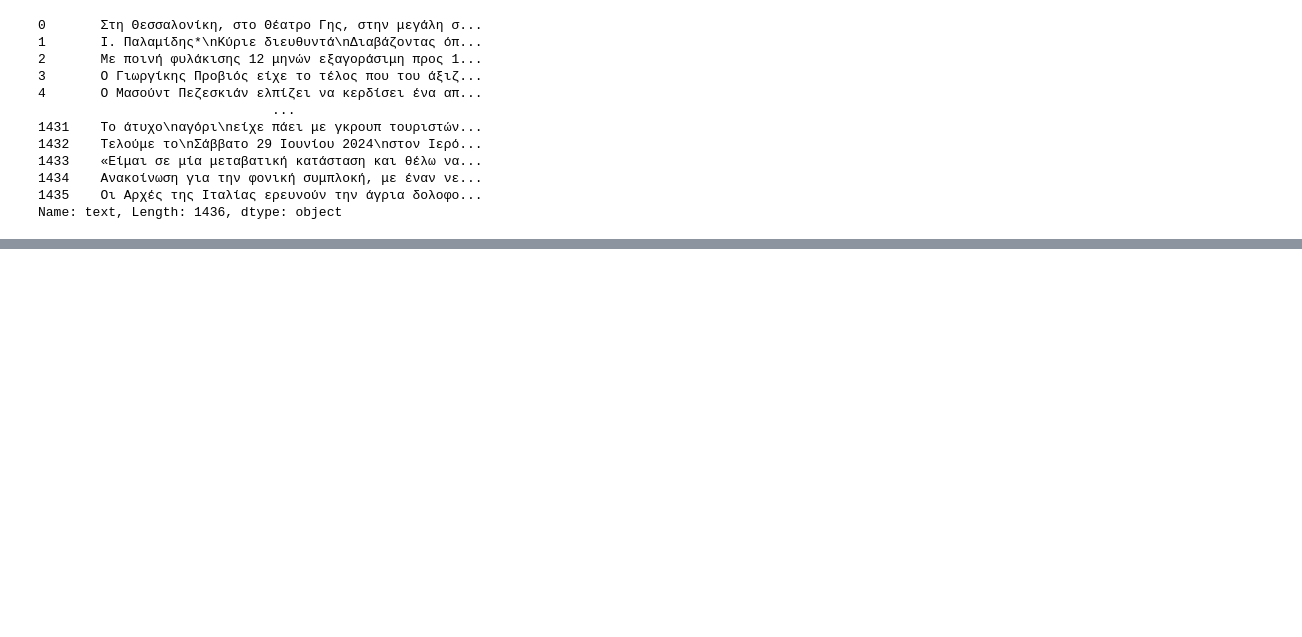
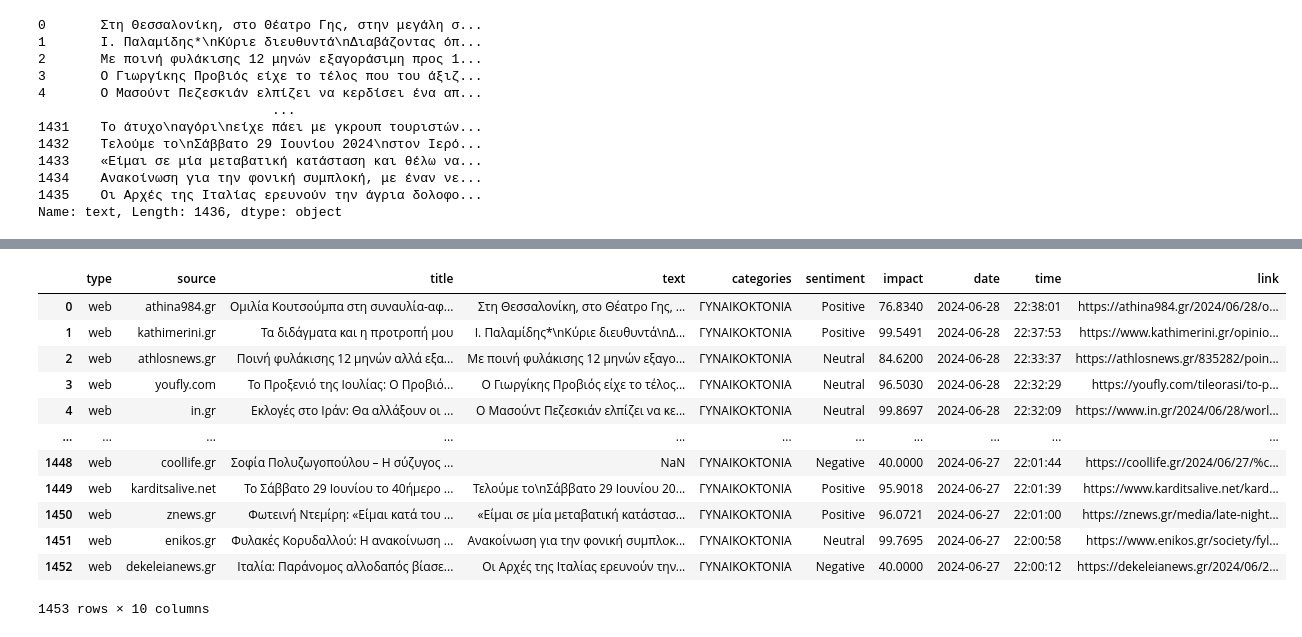
Before and after one commit to Kremmydasalexandros/datastories_for_emme, a Jupyter notebook: ΓΥΝΑΙΚΟΚΤΟΝΙΑ_6.ipynb, the cells around one changed output, grey strips where cells are left out. Cells and saved outputs as stored; diff of their text form; code cells hidden in the pictures; blank space fills up the shorter version.

```diff
--- a/ΓΥΝΑΙΚΟΚΤΟΝΙΑ_6.ipynb
+++ b/ΓΥΝΑΙΚΟΚΤΟΝΙΑ_6.ipynb
@@ -333,0 +458,18 @@ NameError: name 'text' is not defined
+# %%
+df2 = pd.read_csv("/content/gdrive/MyDrive/GYNAIKOKTONIA.csv")
+# %%
+df2
+# %% [output]
+|  | type | source | title | text | categories | sentiment | impact | date | time | link |
+| 0 | web | athina984.gr | Ομιλία Κουτσούμπα στη συναυλία-αφ... | Στη Θεσσαλονίκη, στο Θέατρο Γης, ... | ΓΥΝΑΙΚΟΚΤΟΝΙΑ | Positive | 76.8340 | 2024-06-28 | 22:38:01 | https://athina984.gr/2024/06/28/o... |
+| 1 | web | kathimerini.gr | Τα διδάγματα και η προτροπή μου | Ι. Παλαμίδης*\nΚύριε διευθυντά\nΔ... | ΓΥΝΑΙΚΟΚΤΟΝΙΑ | Positive | 99.5491 | 2024-06-28 | 22:37:53 | https://www.kathimerini.gr/opinio... |
+| 2 | web | athlosnews.gr | Ποινή φυλάκισης 12 μηνών αλλά εξα... | Με ποινή φυλάκισης 12 μηνών εξαγο... | ΓΥΝΑΙΚΟΚΤΟΝΙΑ | Neutral | 84.6200 | 2024-06-28 | 22:33:37 | https://athlosnews.gr/835282/poin... |
+| 3 | web | youfly.com | Το Προξενιό της Ιουλίας: Ο Προβιό... | Ο Γιωργίκης Προβιός είχε το τέλος... | ΓΥΝΑΙΚΟΚΤΟΝΙΑ | Neutral | 96.5030 | 2024-06-28 | 22:32:29 | https://youfly.com/tileorasi/to-p... |
+| 4 | web | in.gr | Εκλογές στο Ιράν: Θα αλλάξουν οι ... | Ο Μασούντ Πεζεσκιάν ελπίζει να κε... | ΓΥΝΑΙΚΟΚΤΟΝΙΑ | Neutral | 99.8697 | 2024-06-28 | 22:32:09 | https://www.in.gr/2024/06/28/worl... |
+| ... | ... | ... | ... | ... | ... | ... | ... | ... | ... | ... |
+| 1448 | web | coollife.gr | Σοφία Πολυζωγοπούλου – Η σύζυγος ... | NaN | ΓΥΝΑΙΚΟΚΤΟΝΙΑ | Negative | 40.0000 | 2024-06-27 | 22:01:44 | https://coollife.gr/2024/06/27/%c... |
+| 1449 | web | karditsalive.net | Το Σάββατο 29 Ιουνίου το 40ήμερο ... | Τελούμε το\nΣάββατο 29 Ιουνίου 20... | ΓΥΝΑΙΚΟΚΤΟΝΙΑ | Positive | 95.9018 | 2024-06-27 | 22:01:39 | https://www.karditsalive.net/kard... |
+| 1450 | web | znews.gr | Φωτεινή Ντεμίρη: «Είμαι κατά του ... | «Είμαι σε μία μεταβατική κατάστασ... | ΓΥΝΑΙΚΟΚΤΟΝΙΑ | Positive | 96.0721 | 2024-06-27 | 22:01:00 | https://znews.gr/media/late-night... |
+| 1451 | web | enikos.gr | Φυλακές Κορυδαλλού: Η ανακοίνωση ... | Ανακοίνωση για την φονική συμπλοκ... | ΓΥΝΑΙΚΟΚΤΟΝΙΑ | Neutral | 99.7695 | 2024-06-27 | 22:00:58 | https://www.enikos.gr/society/fyl... |
+| 1452 | web | dekeleianews.gr | Ιταλία: Παράνομος αλλοδαπός βίασε... | Οι Αρχές της Ιταλίας ερευνούν την... | ΓΥΝΑΙΚΟΚΤΟΝΙΑ | Negative | 40.0000 | 2024-06-27 | 22:00:12 | https://dekeleianews.gr/2024/06/2... |
+1453 rows × 10 columns
```
Also changed, not shown: parts of 29 cells of this notebook.
